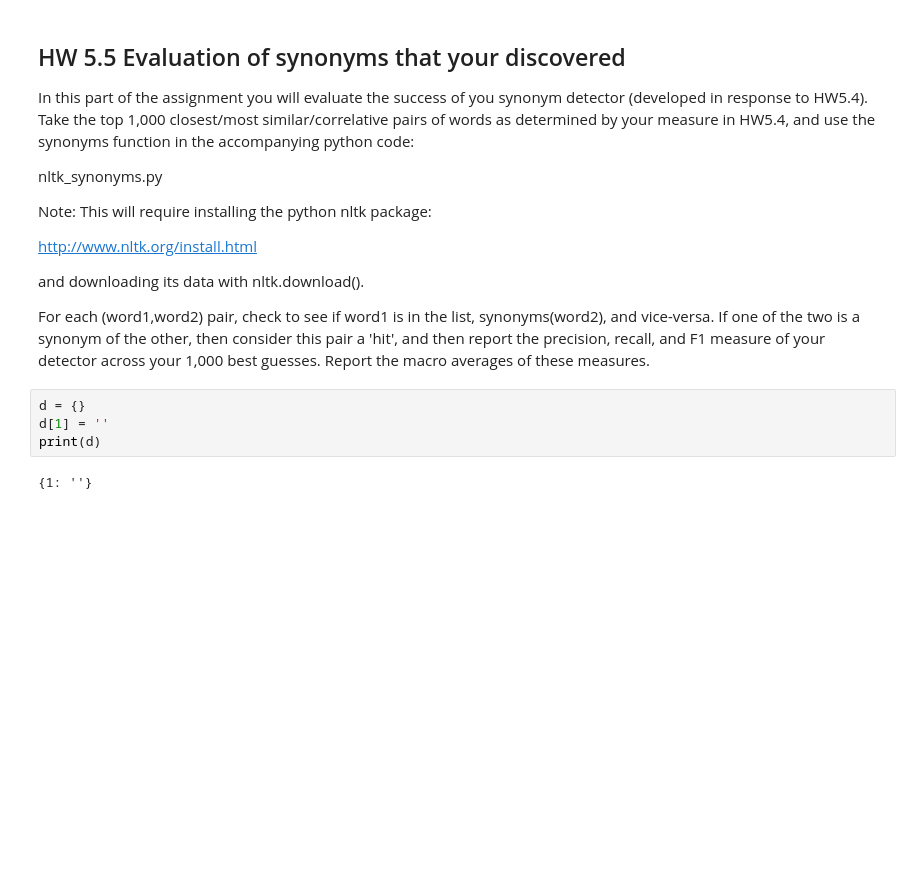
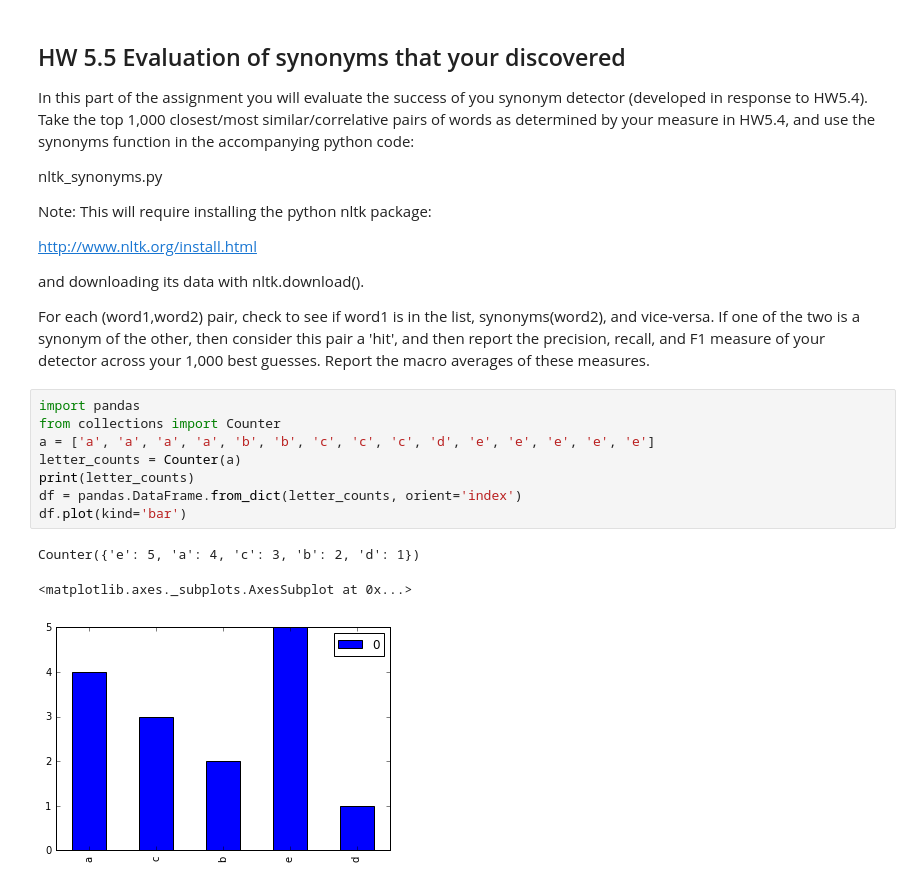
Before and after one commit to mjasek114/w261-Assignments, a Jupyter notebook: hw5/MIDS-W261-2016-HWK-Week05-Jasek.ipynb, the cells around one changed output. Saved outputs shown, nothing was run; the diff lists cells and outputs as text; blank space fills up the shorter version.

```diff
--- a/hw5/MIDS-W261-2016-HWK-Week05-Jasek.ipynb
+++ b/hw5/MIDS-W261-2016-HWK-Week05-Jasek.ipynb
@@ -505,9 +723,15 @@ For each (word1,word2) pair, check to see if word1 is in the list,
 synonyms(word2), and vice-versa. If one of the two is a synonym of the other,
 then consider this pair a 'hit', and then report the precision, recall, and F1 measure  of
 your detector across your 1,000 best guesses. Report the macro averages of these measures.
-# %%
-d = {}
-d[1] = ''
-print(d)
-# %% [output]
-{1: ''}
+# %%
+import pandas
+from collections import Counter
+a = ['a', 'a', 'a', 'a', 'b', 'b', 'c', 'c', 'c', 'd', 'e', 'e', 'e', 'e', 'e']
+letter_counts = Counter(a)
+print(letter_counts)
+df = pandas.DataFrame.from_dict(letter_counts, orient='index')
+df.plot(kind='bar')
+# %% [output]
+Counter({'e': 5, 'a': 4, 'c': 3, 'b': 2, 'd': 1})
+<matplotlib.axes._subplots.AxesSubplot at 0x...>
+[figure, added]
```
Also changed, not shown: parts of 12 cells of this notebook.
